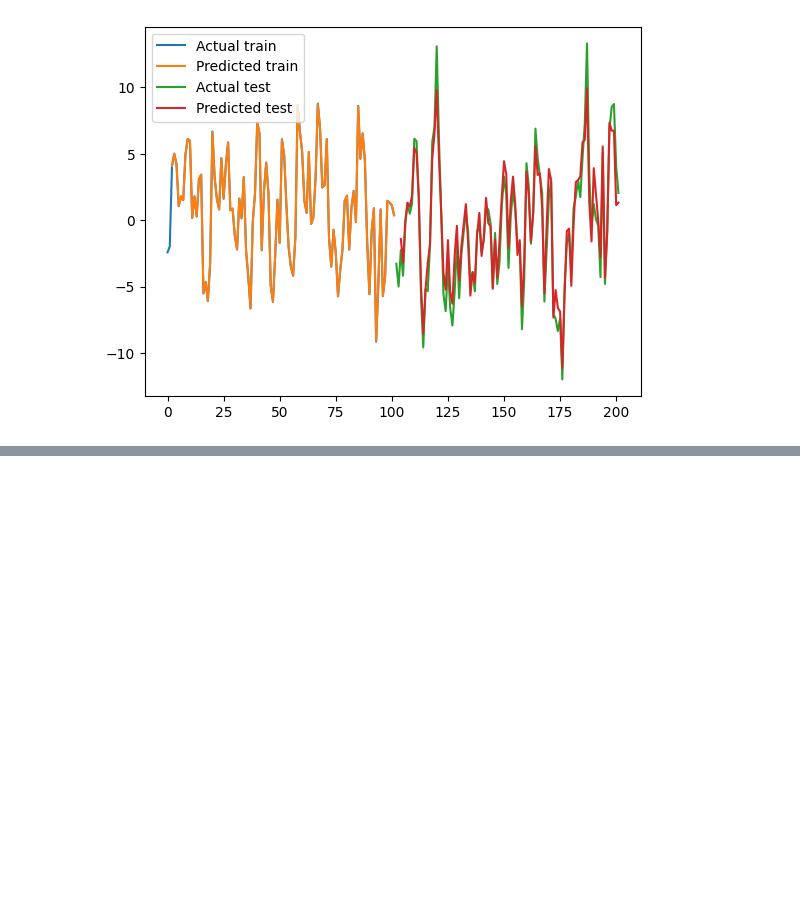
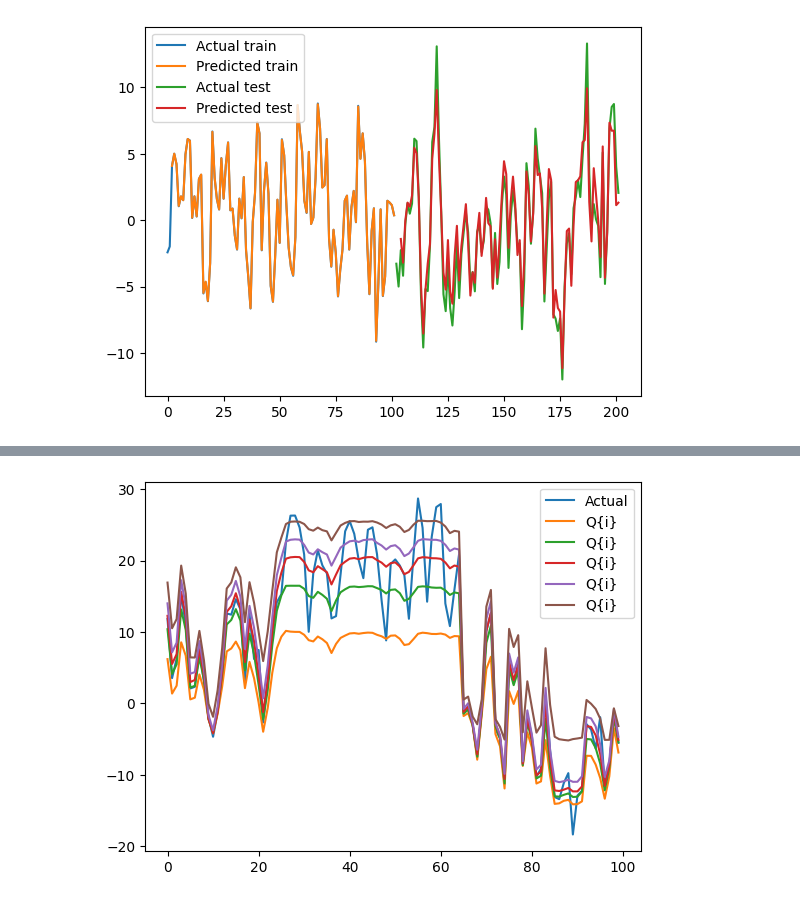
Before and after one commit to rproner1/MacroAtRisk, a Jupyter notebook: sandbox.ipynb, the cells around one changed output, grey strips where cells are left out. Saved outputs shown, nothing was run; the diff lists cells and outputs as text; code cells hidden in the pictures; blank space fills up the shorter version.

```diff
--- a/sandbox.ipynb
+++ b/sandbox.ipynb
@@ -687,0 +797,10 @@ plt.show()
+# %%
+# Create data for RNN
+n_timesteps = 12
+X_rnn, y_rnn = split_sequences(
+    data=np.column_stack([X,y]),
+    n_timesteps=n_timesteps,
+    n_targets=1
+    )
+
+y_rnn_quantile = np.repeat(y_rnn, repeats=5, axis=1)
@@ -687,0 +895,9 @@ plt.show()
+# %%
+train_preds = model.predict(X_train)
+time = np.arange(y_train.shape[0])
+plt.plot(time, y_train[:,0], label='Actual')
+for i in range(train_preds.shape[1]):
+    plt.plot(time, train_preds[:,i], label='Q{i}')
+plt.legend()
+plt.show()
+# %% [output]
@@ -687,0 +905 @@ plt.show()
+[figure, added]
```
Also changed, not shown: parts of 18 cells of this notebook.
